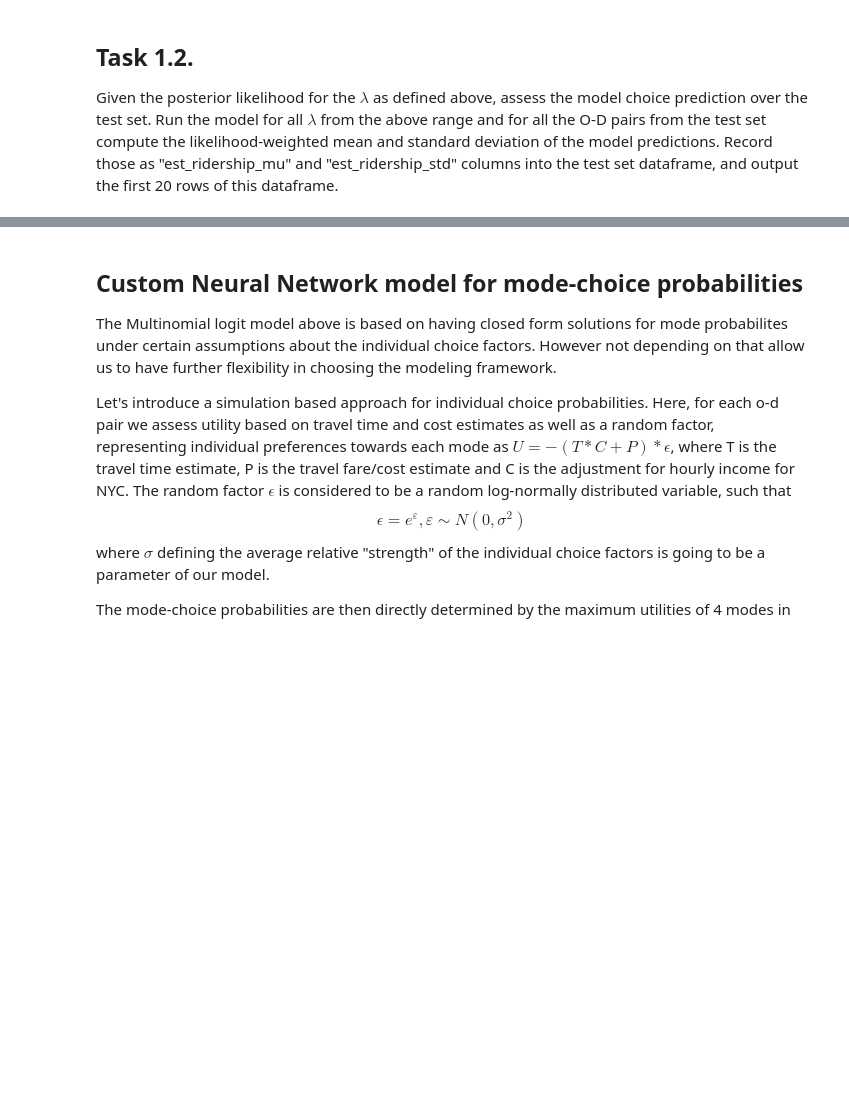
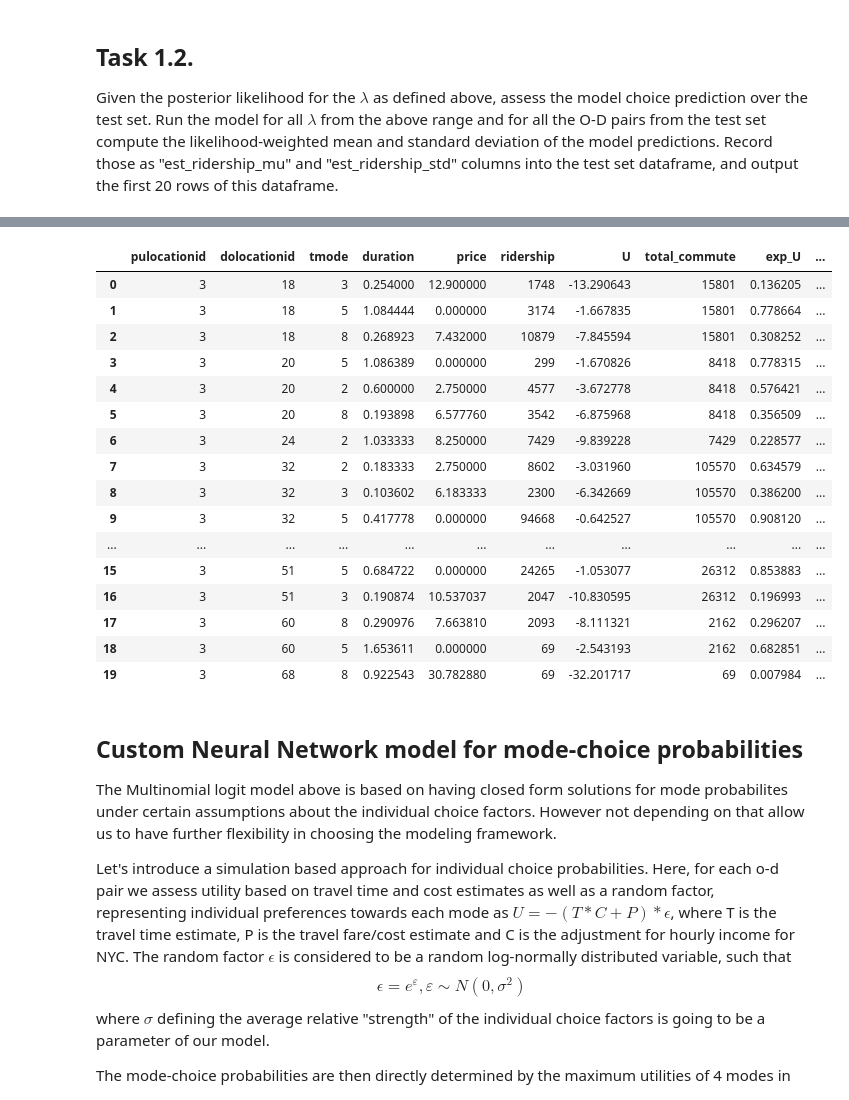
Before and after one commit to CharlesFeng0314/CUSP, a Jupyter notebook: CUSP7023/HW4/HW4_Bayesian_Transportation_case.ipynb, the cells around one changed output, grey strips where cells are left out. Drawn from its saved outputs; the diff is of its cells as text; code cells hidden in the pictures; blank space fills up the shorter version.

```diff
--- a/CUSP7023/HW4/HW4_Bayesian_Transportation_case.ipynb
+++ b/CUSP7023/HW4/HW4_Bayesian_Transportation_case.ipynb
@@ -251,0 +277,6 @@ Standard deviation of lambda: 4.914216726168832e-06
+# %%
+all_U = test_data['U'].values
+R = test_data['ridership'].values
+lambdas = np.arange(0.1, 0.15001, 0.00001)
+
+prob = Prob_data(test_data,lambdas, all_U, R)
@@ -251,0 +295,8 @@ Standard deviation of lambda: 4.914216726168832e-06
+# %%
+lambdas = np.arange(0.1, 0.15001, 0.00001)
+probabilities = Prob_data(test_data,lambdas, all_U, R)
+
+# Calculate log likelihoods and weights
+log_likelihoods = calculate_log_likelihoods(test_data,lambdas, all_U, R)
+exp_log_likelihoods = np.exp(log_likelihoods - np.max(log_likelihoods))
+weights = exp_log_likelihoods / np.sum(exp_log_likelihoods)
@@ -251,0 +319,4 @@ Standard deviation of lambda: 4.914216726168832e-06
+# %%
+# Calculate weighted means and standard deviations
+probabilities['weighted_prob'] = probabilities['mode_prob'] * probabilities['lambda']
+grouped = probabilities.groupby(['pulocationid', 'dolocationid'])
@@ -252,3 +339,56 @@ Standard deviation of lambda: 4.914216726168832e-06
+# %%
+def weighted_ridership_stats(group):
+    group['weighted_ridership'] = group['ridership'] * group['weighted_prob']
+    group['weighted_ridership_sq'] = (group['ridership'] ** 2) * group['weighted_prob']
+    return group
+
+# Apply the function to calculate weighted ridership and squared ridership
+probabilities = probabilities.groupby(['pulocationid', 'dolocationid']).apply(weighted_ridership_stats)
+
+# Calculate mean and variance of the weighted ridership for each group
+stats = probabilities.groupby(['pulocationid', 'dolocationid']).agg({
+    'weighted_ridership': ['mean', 'sum'],
+    'weighted_ridership_sq': 'sum'
+}).reset_index()
+
+# Flatten the column indexing
+stats.columns = ['_'.join(col).strip() if type(col) is tuple else col for col in stats.columns]
+stats.rename(columns={
+    'pulocationid_': 'pulocationid',
+    'dolocationid_': 'dolocationid',
+    'weighted_ridership_mean': 'est_ridership_mu',
+    'weighted_ridership_sum': 'sum_weighted_ridership',
+    'weighted_ridership_sq_sum': 'sum_weighted_ridership_sq'
+}, inplace=True)
+
+# Calculate standard deviation
+stats['est_ridership_std'] = np.sqrt((stats['sum_weighted_ridership_sq'] -
+                                      (stats['sum_weighted_ridership'] ** 2 / stats['sum_weighted_ridership'])) / stats['sum_weighted_ridership'])
+
+# Merge the statistical results back into the test data
+test_data = test_data.merge(stats[['pulocationid', 'dolocationid', 'est_ridership_mu', 'est_ridership_std']],
+                            on=['pulocationid', 'dolocationid'], how='left')
+
+# Display the first 20 rows to verify results
+test_data.head(20)
+# %% [output]
+|  | pulocationid | dolocationid | tmode | duration | price | ridership | U | total_commute | exp_U | ... |
+| 0 | 3 | 18 | 3 | 0.254000 | 12.900000 | 1748 | -13.290643 | 15801 | 0.136205 | ... |
+| 1 | 3 | 18 | 5 | 1.084444 | 0.000000 | 3174 | -1.667835 | 15801 | 0.778664 | ... |
+| 2 | 3 | 18 | 8 | 0.268923 | 7.432000 | 10879 | -7.845594 | 15801 | 0.308252 | ... |
+| 3 | 3 | 20 | 5 | 1.086389 | 0.000000 | 299 | -1.670826 | 8418 | 0.778315 | ... |
+| 4 | 3 | 20 | 2 | 0.600000 | 2.750000 | 4577 | -3.672778 | 8418 | 0.576421 | ... |
+| 5 | 3 | 20 | 8 | 0.193898 | 6.577760 | 3542 | -6.875968 | 8418 | 0.356509 | ... |
+| 6 | 3 | 24 | 2 | 1.033333 | 8.250000 | 7429 | -9.839228 | 7429 | 0.228577 | ... |
+| 7 | 3 | 32 | 2 | 0.183333 | 2.750000 | 8602 | -3.031960 | 105570 | 0.634579 | ... |
+| 8 | 3 | 32 | 3 | 0.103602 | 6.183333 | 2300 | -6.342669 | 105570 | 0.386200 | ... |
+| 9 | 3 | 32 | 5 | 0.417778 | 0.000000 | 94668 | -0.642527 | 105570 | 0.908120 | ... |
+| ... | ... | ... | ... | ... | ... | ... | ... | ... | ... | ... |
+| 15 | 3 | 51 | 5 | 0.684722 | 0.000000 | 24265 | -1.053077 | 26312 | 0.853883 | ... |
+| 16 | 3 | 51 | 3 | 0.190874 | 10.537037 | 2047 | -10.830595 | 26312 | 0.196993 | ... |
+| 17 | 3 | 60 | 8 | 0.290976 | 7.663810 | 2093 | -8.111321 | 2162 | 0.296207 | ... |
+| 18 | 3 | 60 | 5 | 1.653611 | 0.000000 | 69 | -2.543193 | 2162 | 0.682851 | ... |
+| 19 | 3 | 68 | 8 | 0.922543 | 30.782880 | 69 | -32.201717 | 69 | 0.007984 | ... |
 # %% [markdown]
 ## Custom Neural Network model for mode-choice probabilities
 
```
Also changed, not shown: parts of 14 cells of this notebook, 4 other files.
